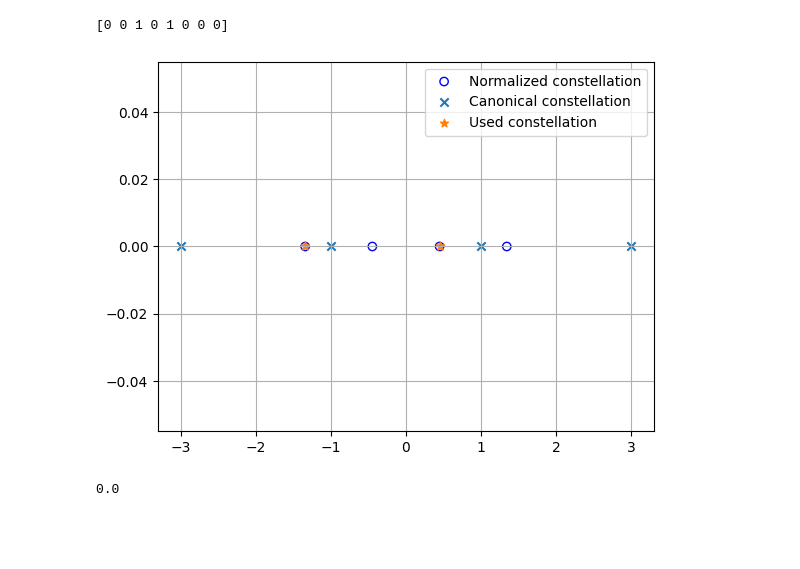
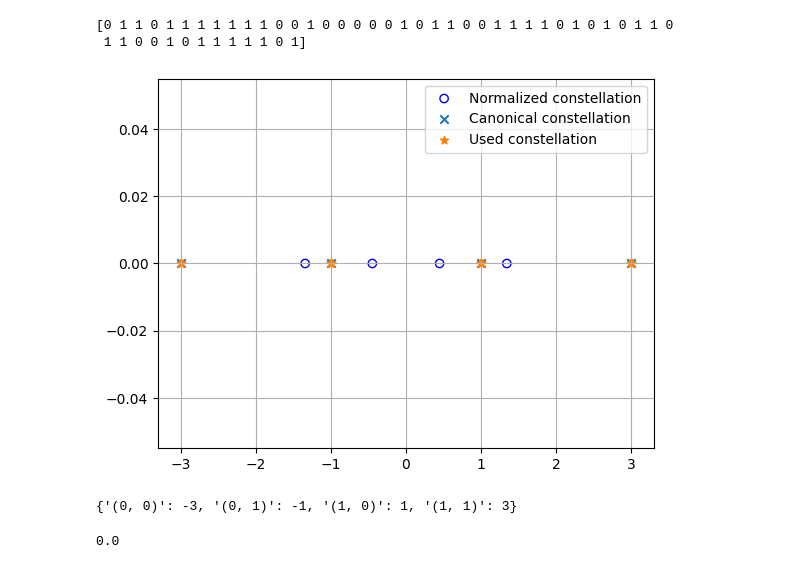
Before and after one commit to cleversonahum/digital_transmission_codes, a Jupyter notebook: codes/pam_transmission.ipynb, the cells around one changed output. Drawn from its saved outputs; the diff is of its cells as text; code cells hidden in the pictures; blank space fills up the shorter version.

```diff
--- a/codes/pam_transmission.ipynb
+++ b/codes/pam_transmission.ipynb
@@ -6,12 +10,15 @@ import matplotlib.pyplot as plt
 # %%
 # Generating bits to be transmitted
-number_bits = 8
+number_bits = 100
+Fs = 50000
 M = 4
+U = 20 # Upsampling factor
 modulation = "pam" # pam or qam
 data = np.random.randint(0,2, number_bits)
-print(data)
+print(data[0:50])
 # %% [output]
-[0 0 1 0 1 0 0 0]
+[0 1 1 0 1 1 1 1 1 1 1 0 0 1 0 0 0 0 0 1 0 1 1 0 0 1 1 1 1 0 1 0 1 0 1 1 0
+ 1 1 0 0 1 0 1 1 1 1 1 0 1]
 # %%
 def mod_demod(data: Union[np.ndarray, list],M: int, delta:int=2, mod_name:str="pam", type:str="mod") -> Tuple[np.ndarray, np.ndarray, np.ndarray, dict]:
 	if np.log2(M) % 2 != 0:
@@ -22,10 +29,10 @@ def mod_demod(data: Union[np.ndarray, list],M: int, delta:int=2, mod_name:str="p
 	normalized_constellation = canonical_constellation/np.sqrt(np.mean(np.power(canonical_constellation, 2)))
 	if type=="mod":
 		data_reshaped = np.reshape(data, (int(len(data)//number_bits_per_symbol), number_bits_per_symbol))
-		dict_result = {str(binary_combination): symbol for binary_combination, symbol in zip(binary_combinations, normalized_constellation)}
+		dict_result = {str(binary_combination): symbol for binary_combination, symbol in zip(binary_combinations, canonical_constellation)}
 		result = np.array([dict_result[str(tuple(bits_symbol))] for bits_symbol in data_reshaped])
 	elif type=="demod":
-		dict_result = {str(symbol): binary_combination for binary_combination, symbol in zip(binary_combinations, normalized_constellation)}
+		dict_result = {str(symbol): binary_combination for binary_combination, symbol in zip(binary_combinations, canonical_constellation)}
 		result = np.array([dict_result[str(symbol)] for symbol in data]).flatten()
 	else:
 		raise Exception("Function only accept 'mod' or 'demod' value for parameter type")
@@ -35,14 +42,16 @@ def mod_demod(data: Union[np.ndarray, list],M: int, delta:int=2, mod_name:str="p
 symbols, canonical_constellation, normalized_constellation, dict_symbols = mod_demod(data, M)
 # %%
 plt.figure()
-plt.scatter(normalized_constellation, np.zeros(len(symbols)), marker='o', label="Normalized constellation", facecolors='none', edgecolors="b")
-plt.scatter(canonical_constellation, np.zeros(len(symbols)), marker='x', label="Canonical constellation")
+plt.scatter(normalized_constellation, np.zeros(len(normalized_constellation)), marker='o', label="Normalized constellation", facecolors='none', edgecolors="b")
+plt.scatter(canonical_constellation, np.zeros(len(canonical_constellation)), marker='x', label="Canonical constellation")
 plt.scatter(symbols, np.zeros(len(symbols)), marker='*', label="Used constellation")
 plt.legend()
 plt.grid()
 plt.show()
+print(dict_symbols)
 # %% [output]
-[figure, old version]
+[figure, new version]
+{'(0, 0)': -3, '(0, 1)': -1, '(1, 0)': 1, '(1, 1)': 3}
 # %%
 bits, canonical_constellation, normalized_constellation, dict_symbols = mod_demod(symbols, M, type="demod")
 
```
Also changed, not shown: parts of 7 cells of this notebook, 2 other files.
